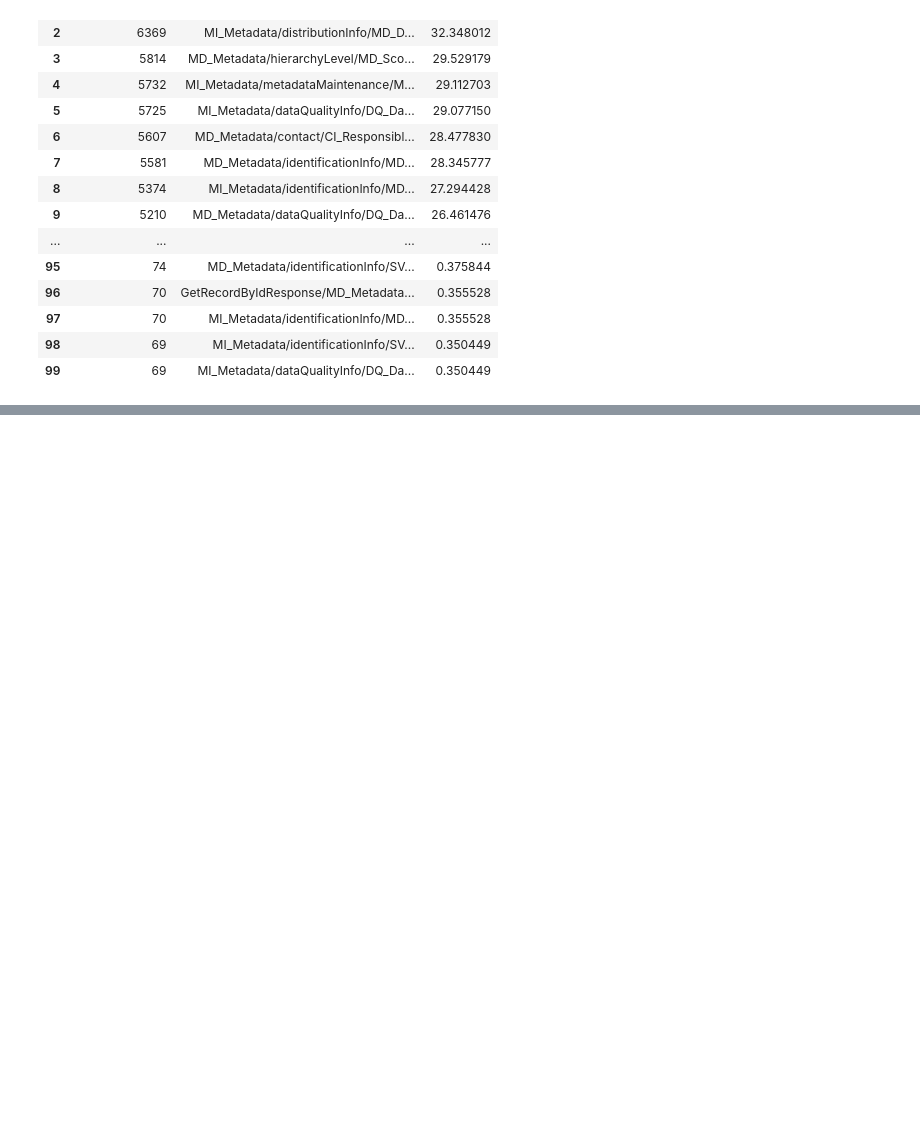
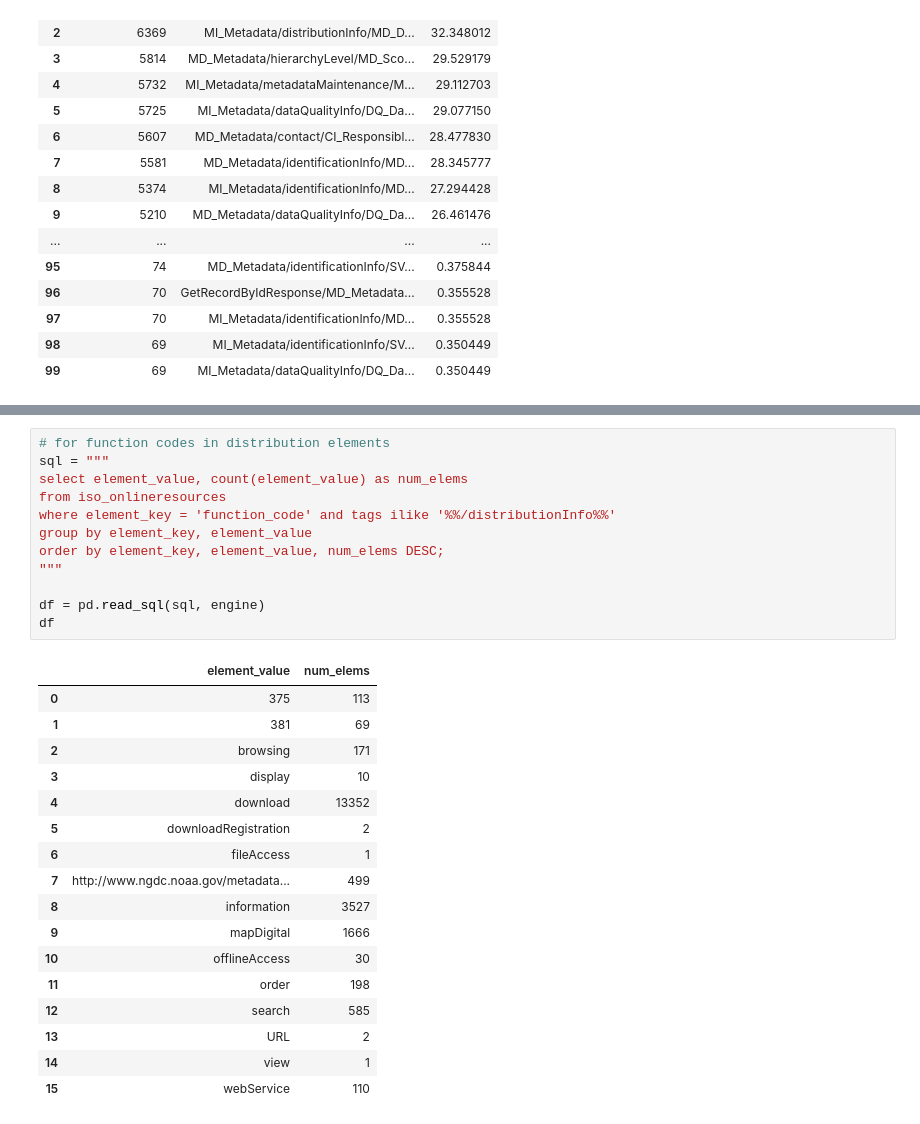
Before and after one commit to b-cube/Response-Identification-Info, a Jupyter notebook: notebooks/Analysis - ISO Specific Details.ipynb, the cells around one changed output, grey strips where cells are left out. Drawn from its saved outputs; the diff is of its cells as text; blank space fills up the shorter version.

```diff
--- a/notebooks/Analysis - ISO Specific Details.ipynb
+++ b/notebooks/Analysis - ISO Specific Details.ipynb
@@ -528,0 +537,30 @@ with pd.option_context('display.max_colwidth', 1000, 'display.max_rows', 310):
+# %%
+# for function codes in distribution elements
+sql = """
+select element_value, count(element_value) as num_elems
+from iso_onlineresources
+where element_key = 'function_code' and tags ilike '%%/distributionInfo%%'
+group by element_key, element_value
+order by element_key, element_value, num_elems DESC;
+"""
+
+df = pd.read_sql(sql, engine)
+df
+# %% [output]
+|  | element_value | num_elems |
+| 0 | 375 | 113 |
+| 1 | 381 | 69 |
+| 2 | browsing | 171 |
+| 3 | display | 10 |
+| 4 | download | 13352 |
+| 5 | downloadRegistration | 2 |
+| 6 | fileAccess | 1 |
+| 7 | http://www.ngdc.noaa.gov/metadata... | 499 |
+| 8 | information | 3527 |
+| 9 | mapDigital | 1666 |
+| 10 | offlineAccess | 30 |
+| 11 | order | 198 |
+| 12 | search | 585 |
+| 13 | URL | 2 |
+| 14 | view | 1 |
+| 15 | webService | 110 |
```
Also changed, not shown: parts of 7 cells of this notebook, 4 other files.
